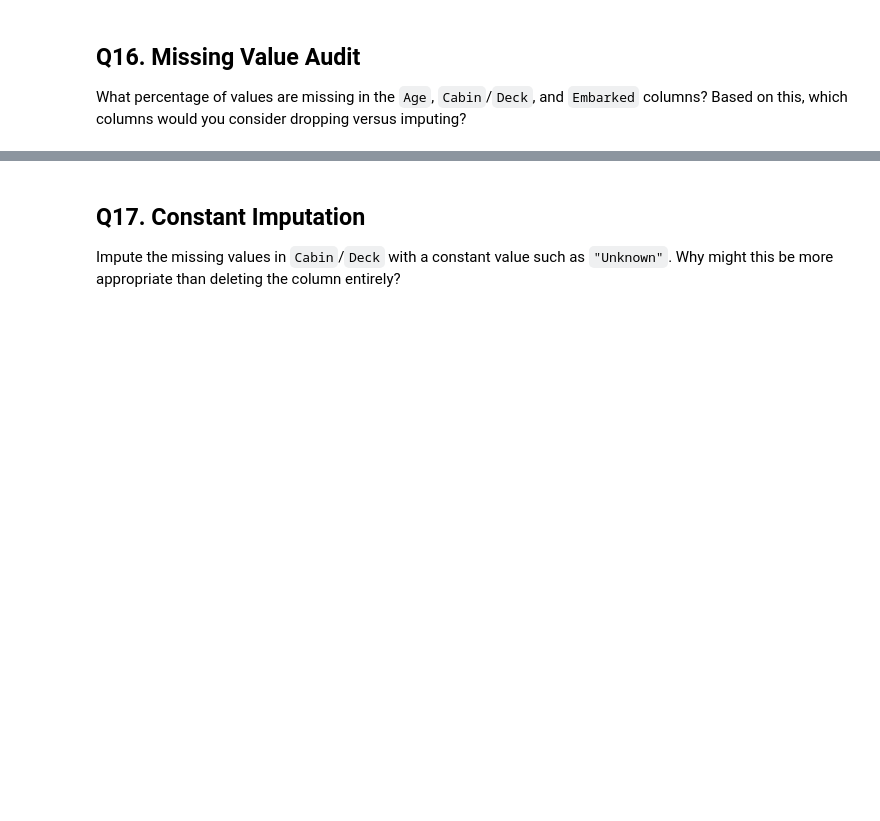
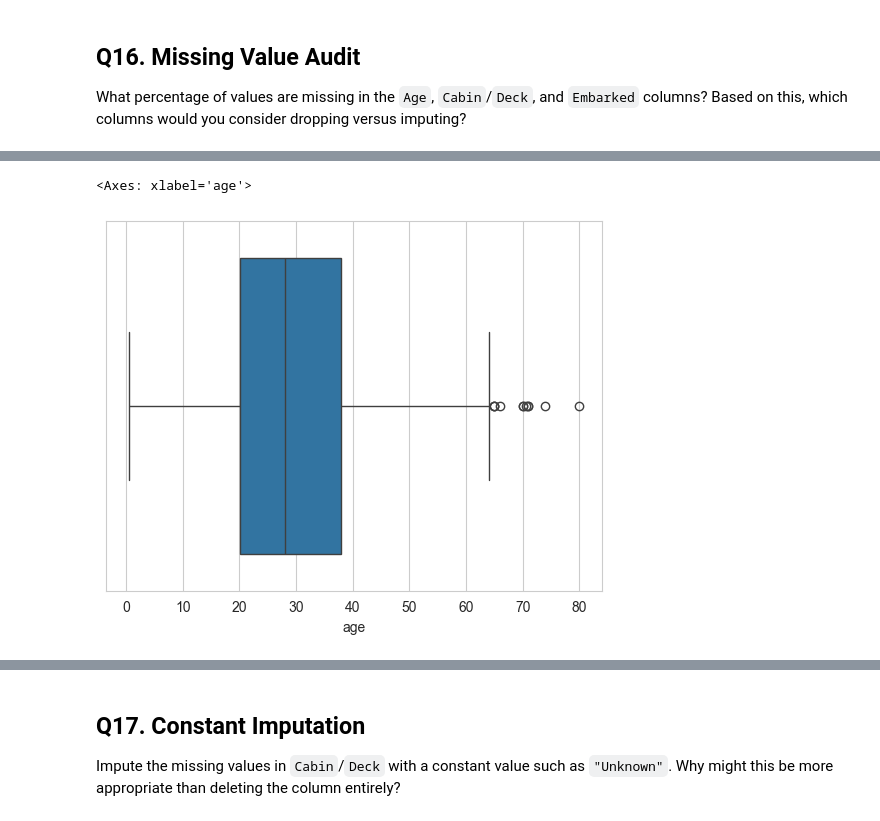
Before and after one commit to Arpit1825/MachineLearning, a Jupyter notebook: Session_-2_Exercise.ipynb, the cells around one changed output, grey strips where cells are left out. Drawn from its saved outputs; the diff is of its cells as text; code cells hidden in the pictures; blank space fills up the shorter version.

```diff
--- a/Session_-2_Exercise.ipynb
+++ b/Session_-2_Exercise.ipynb
@@ -411,0 +432,5 @@ What percentage of values are missing in the `Age`, `Cabin`/`Deck`, and `Embarke
+# %%
+sns.boxplot(x=df['age'])
+# %% [output]
+<Axes: xlabel='age'>
+[figure, added]
```
Also changed, not shown: parts of 17 cells of this notebook, 2 other files.
